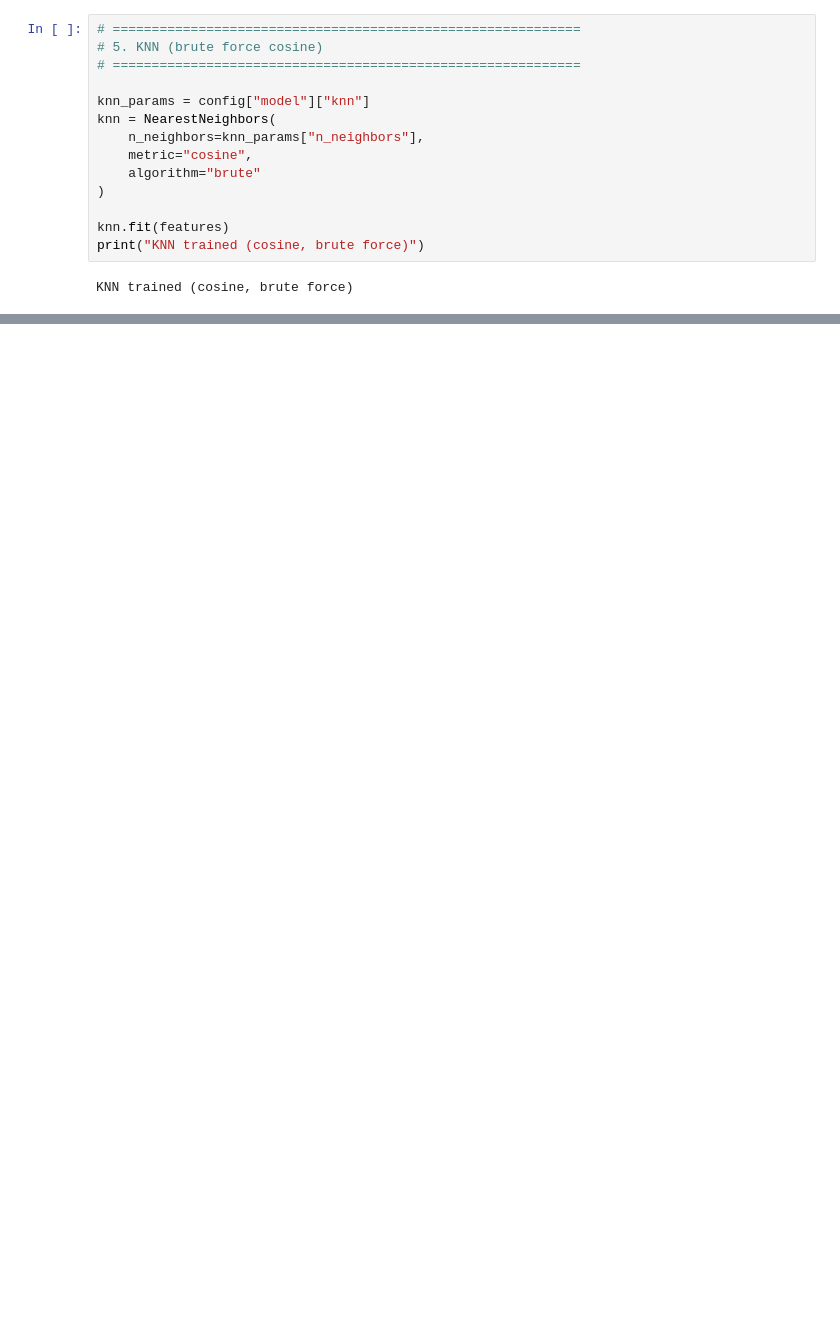
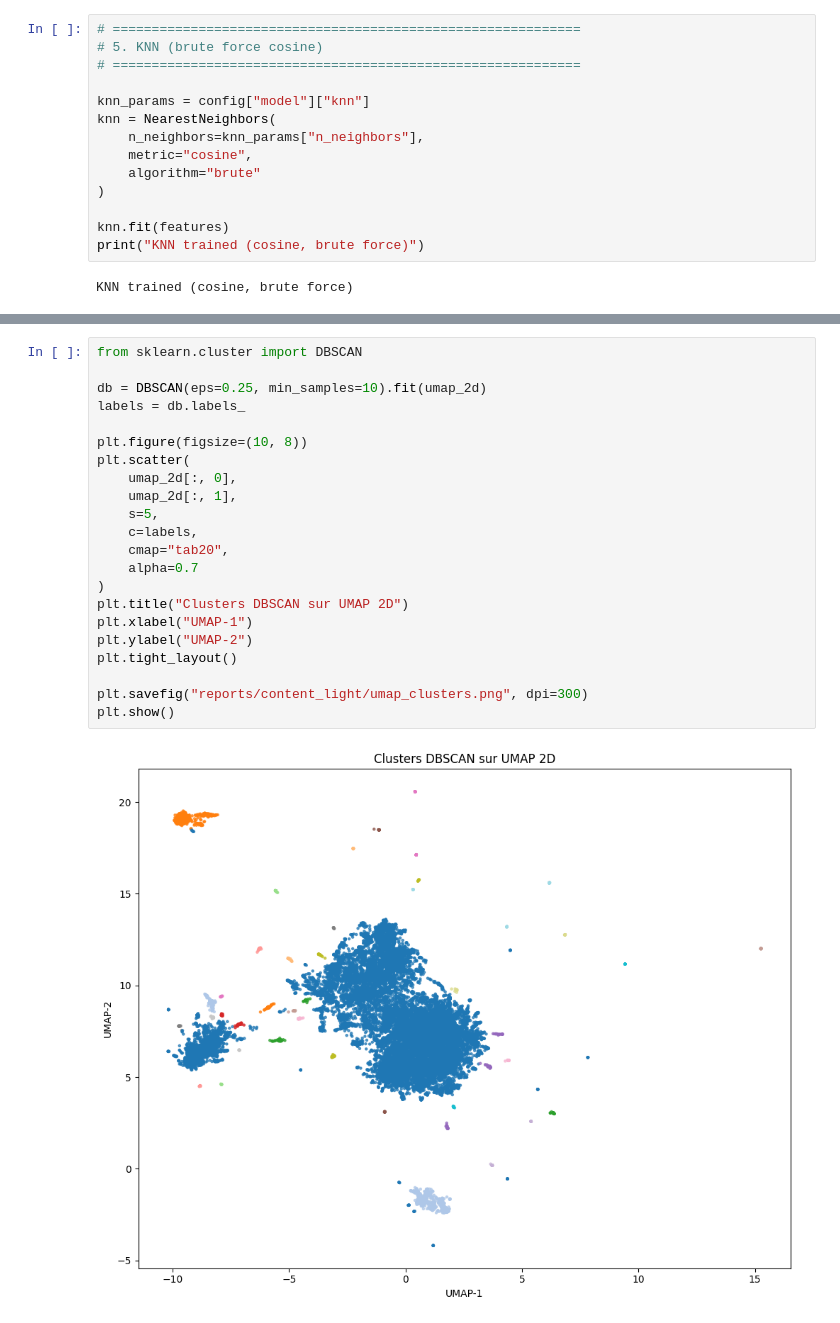
Before and after one commit to daive-masi/anime-recommender-, a Jupyter notebook: notebooks/04_train_content_light.ipynb, the cells around one changed output, grey strips where cells are left out. Cells and saved outputs as stored; diff of their text form; blank space fills up the shorter version.

```diff
--- a/notebooks/04_train_content_light.ipynb
+++ b/notebooks/04_train_content_light.ipynb
@@ -359,0 +497,24 @@ Saved in: runs/content_light/20251114_094811
+# %%
+from sklearn.cluster import DBSCAN
+
+db = DBSCAN(eps=0.25, min_samples=10).fit(umap_2d)
+labels = db.labels_
+
+plt.figure(figsize=(10, 8))
+plt.scatter(
+    umap_2d[:, 0],
+    umap_2d[:, 1],
+    s=5,
+    c=labels,
+    cmap="tab20",
+    alpha=0.7
+)
+plt.title("Clusters DBSCAN sur UMAP 2D")
+plt.xlabel("UMAP-1")
+plt.ylabel("UMAP-2")
+plt.tight_layout()
+
+plt.savefig("reports/content_light/umap_clusters.png", dpi=300)
+plt.show()
+# %% [output]
+[figure, added]
```
Also changed, not shown: parts of 26 cells of this notebook, 19 other files.
